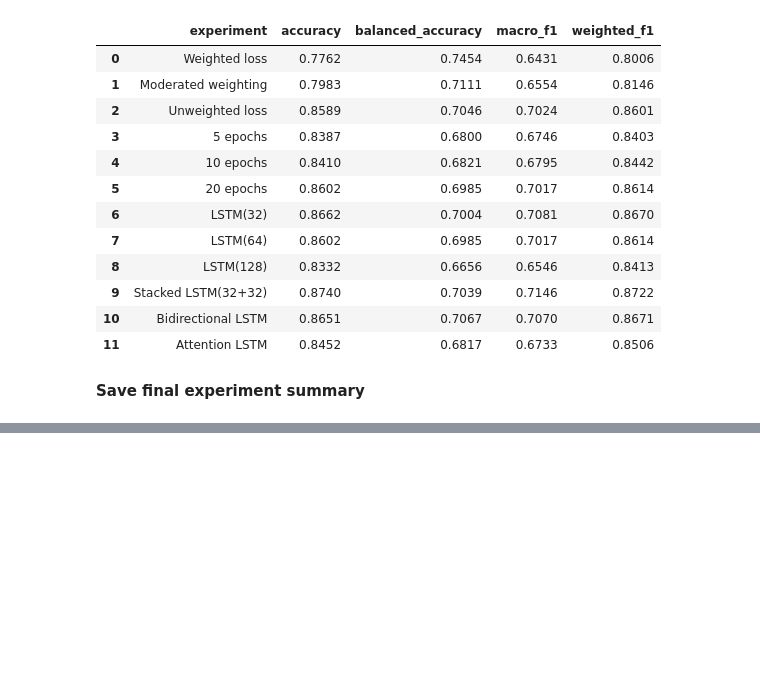
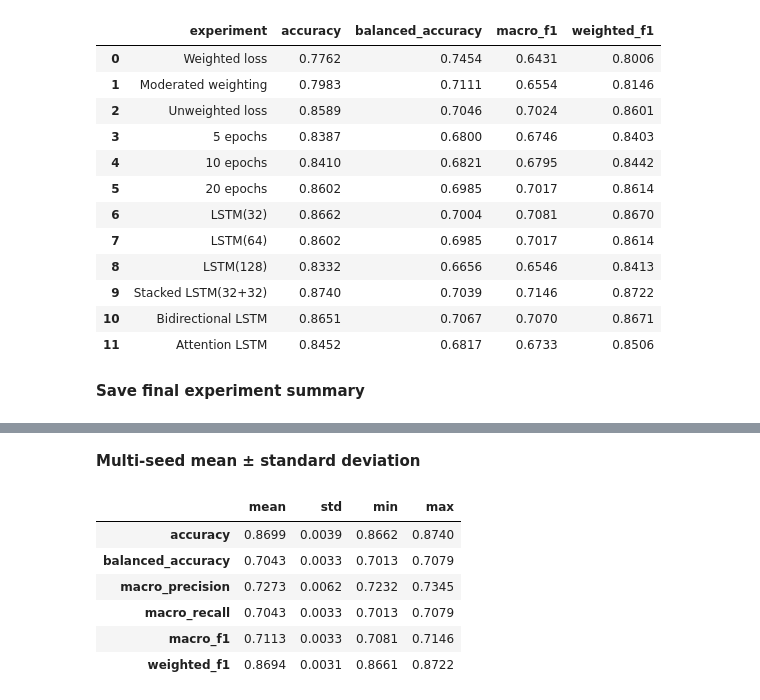
Before and after one commit to ThePral/Sleep-Stage-Prediction, a Jupyter notebook: notebooks/04_final_evaluation.ipynb, the cells around one changed output, grey strips where cells are left out. Drawn from its saved outputs; the diff is of its cells as text; code cells hidden in the pictures; blank space fills up the shorter version.

```diff
--- a/notebooks/04_final_evaluation.ipynb
+++ b/notebooks/04_final_evaluation.ipynb
@@ -796,0 +946,6 @@ def run_final_seed_experiment(seed):
+# %%
+model_seed_123, history_seed_123 = (
+    train_final_model_with_seed(
+        123
+    )
+)
@@ -796,0 +972,6 @@ def run_final_seed_experiment(seed):
+# %%
+model_seed_456, history_seed_456 = (
+    train_final_model_with_seed(
+        456
+    )
+)
@@ -796,0 +1098,46 @@ def run_final_seed_experiment(seed):
+# %% [markdown]
+**Multi-seed mean ± standard deviation**
+# %%
+METRICS = [
+    "accuracy",
+    "balanced_accuracy",
+    "macro_precision",
+    "macro_recall",
+    "macro_f1",
+    "weighted_f1",
+]
+
+seed_statistics = pd.DataFrame(
+    {
+        "mean": (
+            seed_results_df[METRICS]
+            .mean()
+        ),
+        "std": (
+            seed_results_df[METRICS]
+            .std(
+                ddof=1
+            )
+        ),
+        "min": (
+            seed_results_df[METRICS]
+            .min()
+        ),
+        "max": (
+            seed_results_df[METRICS]
+            .max()
+        ),
+    }
+)
+
+display(
+    seed_statistics.round(4)
+)
+# %% [output]
+|  | mean | std | min | max |
+| accuracy | 0.8699 | 0.0039 | 0.8662 | 0.8740 |
+| balanced_accuracy | 0.7043 | 0.0033 | 0.7013 | 0.7079 |
+| macro_precision | 0.7273 | 0.0062 | 0.7232 | 0.7345 |
+| macro_recall | 0.7043 | 0.0033 | 0.7013 | 0.7079 |
+| macro_f1 | 0.7113 | 0.0033 | 0.7081 | 0.7146 |
+| weighted_f1 | 0.8694 | 0.0031 | 0.8661 | 0.8722 |
```
Also changed, not shown: parts of 22 cells of this notebook, 3 other files.
